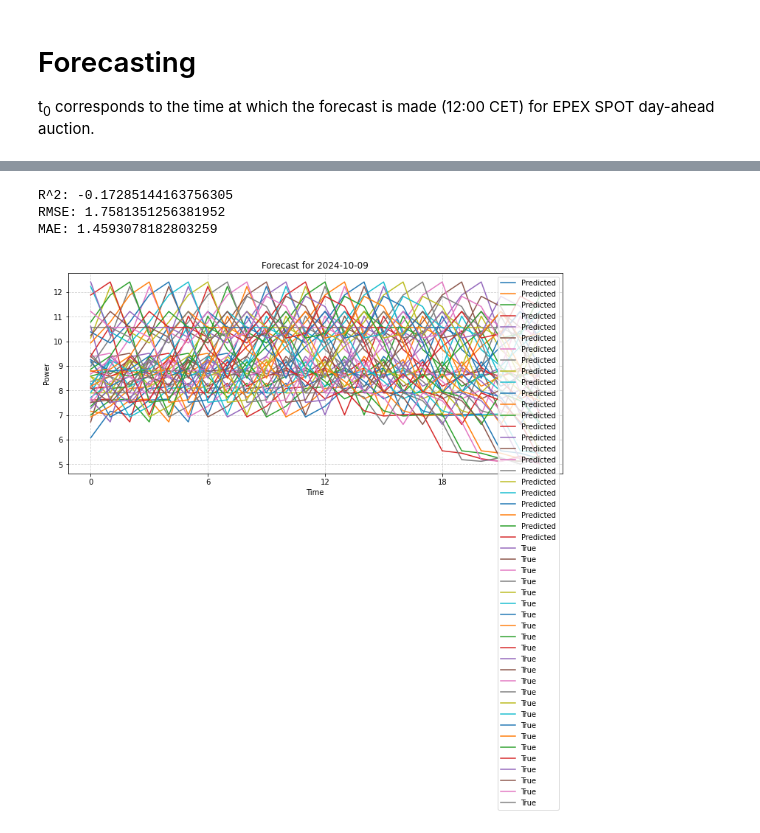
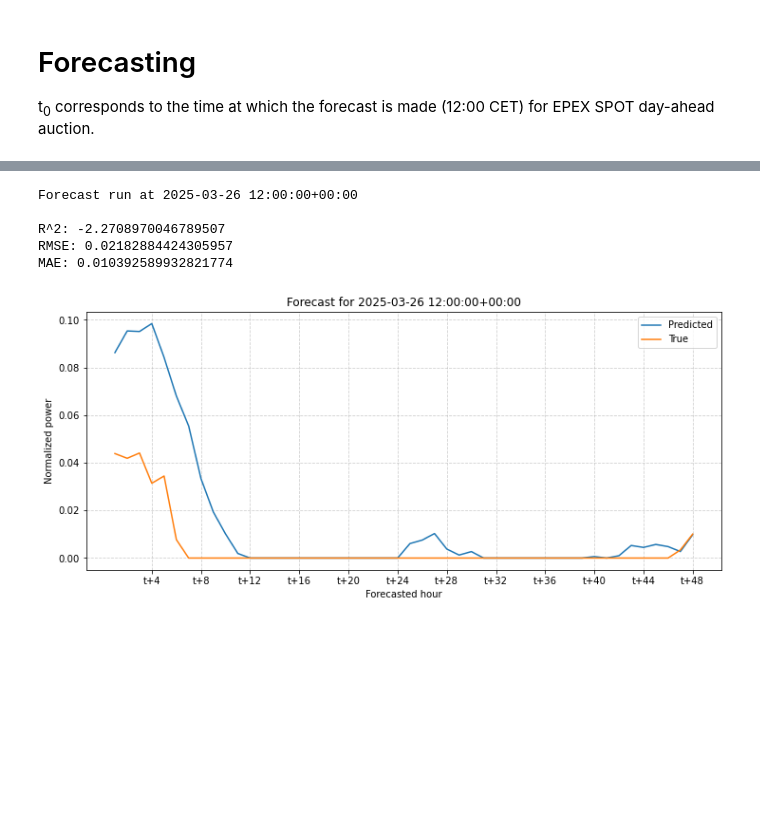
Before and after one commit to vikwal/forecasting_framework, a Jupyter notebook: Forecast.ipynb, the cells around one changed output, grey strips where cells are left out. Cells and saved outputs as stored; diff of their text form; code cells hidden in the pictures; blank space fills up the shorter version.

Commit message:
added synth wind forecasting to jupyter notebook

```diff
--- a/Forecast.ipynb
+++ b/Forecast.ipynb
@@ -259,21 +270,24 @@ results
-# %%
-#date = '2018-06-06'
-date = plotting.random_date(start_date=str(index_test[0].date()),
-                            end_date=str(df.index[-1].date()))
-
-plotting.plot_forecast(pred=df_pred,
-                       true=df_true,
-                       date=date,
-                       horizon=horizon,
-                       t_0=t_0,
-                       figsize=(12,5),
-                       print_metric=True,
-                       grid=True)
-# %% [output]
-R^2: -0.17285144163756305
-RMSE: 1.7581351256381952
-MAE: 1.4593078182803259
-[figure, removed]
+# %%
+#date = '2025-01-04'
+#datetime = pd.Timestamp(f'{date} {t_0}:00+00:00')
+datetime = np.random.choice(df_pred.index)
+
+print(f'Forecast run at {datetime}', '\n')
+
+plotting.plot_forecast(y_pred=df_pred.loc[datetime].values,
+                       y_true=df_true.loc[datetime].values,
+                       horizon=horizon,
+                       date=str(datetime),
+                       figsize=(12,5),
+                       print_metric=True,
+                       grid=True)
+# %% [output]
+Forecast run at 2025-03-26 12:00:00+00:00
+
+R^2: -2.2708970046789507
+RMSE: 0.02182884424305957
+MAE: 0.010392589932821774
+[figure, added]
 # %%
 plotting.plot_boxplots(pred=df_pred,
                        true=df_true,
```
Also changed, not shown: parts of 18 cells of this notebook, 8 other files.
